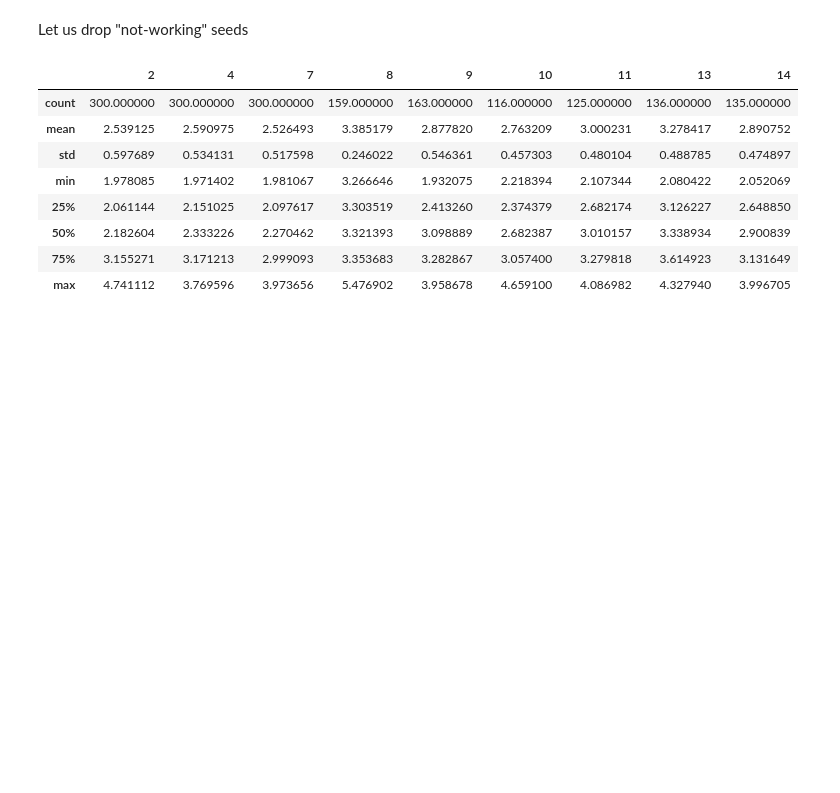
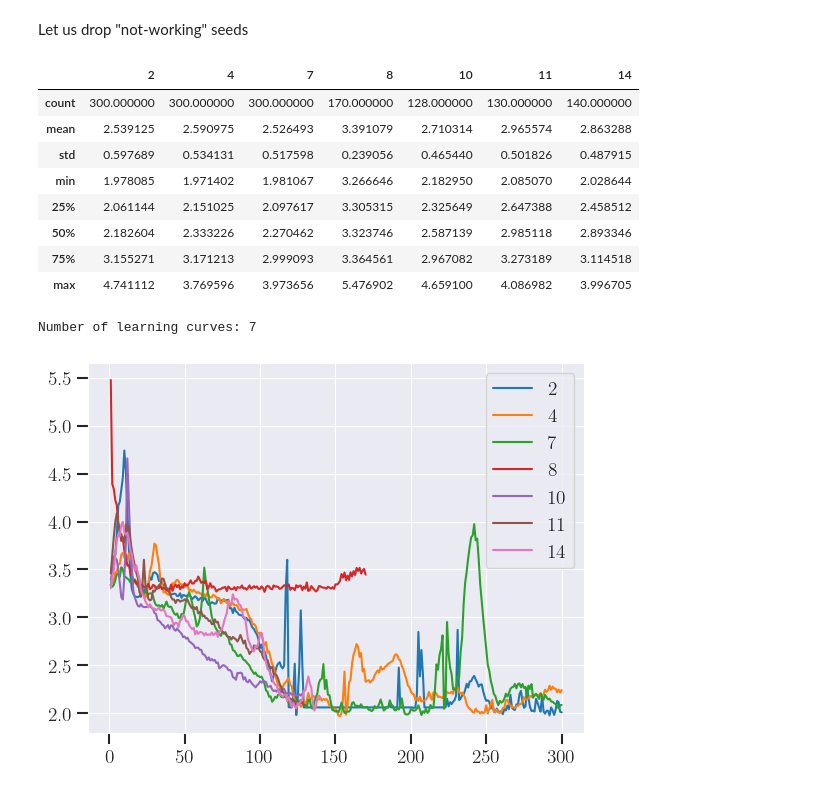
Before and after one commit to mvulf/drop_control, a Jupyter notebook: seed_plots.ipynb, the cells around one changed output. Saved outputs shown, nothing was run; the diff lists cells and outputs as text; code cells hidden in the pictures; blank space fills up the shorter version.

Commit message:
[ADD] update plots before Kolmogorov update

```diff
--- a/seed_plots.ipynb
+++ b/seed_plots.ipynb
@@ -137,19 +139,24 @@ learning_curves.describe()
 # %% [markdown]
 Let us drop "not-working" seeds
 # %%
-seeds_to_drop = ['1', '3', '5', '6', '12']
+# seeds_to_drop = ['1', '3', '5', '6', '8', '9', '12']
+seeds_to_drop = ['1', '3', '5', '6', '9', '12', '13']
 learning_curves_selected = learning_curves.drop(seeds_to_drop, axis=1)
-learning_curves_selected.describe()
+display(learning_curves_selected.describe())
+learning_curves_selected.plot()
+print(f'Number of learning curves: {learning_curves_selected.shape[1]}')
 # %% [output]
-|  | 2 | 4 | 7 | 8 | 9 | 10 | 11 | 13 | 14 |
-| count | 300.000000 | 300.000000 | 300.000000 | 159.000000 | 163.000000 | 116.000000 | 125.000000 | 136.000000 | 135.000000 |
-| mean | 2.539125 | 2.590975 | 2.526493 | 3.385179 | 2.877820 | 2.763209 | 3.000231 | 3.278417 | 2.890752 |
-| std | 0.597689 | 0.534131 | 0.517598 | 0.246022 | 0.546361 | 0.457303 | 0.480104 | 0.488785 | 0.474897 |
-| min | 1.978085 | 1.971402 | 1.981067 | 3.266646 | 1.932075 | 2.218394 | 2.107344 | 2.080422 | 2.052069 |
-| 25% | 2.061144 | 2.151025 | 2.097617 | 3.303519 | 2.413260 | 2.374379 | 2.682174 | 3.126227 | 2.648850 |
-| 50% | 2.182604 | 2.333226 | 2.270462 | 3.321393 | 3.098889 | 2.682387 | 3.010157 | 3.338934 | 2.900839 |
-| 75% | 3.155271 | 3.171213 | 2.999093 | 3.353683 | 3.282867 | 3.057400 | 3.279818 | 3.614923 | 3.131649 |
-| max | 4.741112 | 3.769596 | 3.973656 | 5.476902 | 3.958678 | 4.659100 | 4.086982 | 4.327940 | 3.996705 |
+|  | 2 | 4 | 7 | 8 | 10 | 11 | 14 |
+| count | 300.000000 | 300.000000 | 300.000000 | 170.000000 | 128.000000 | 130.000000 | 140.000000 |
+| mean | 2.539125 | 2.590975 | 2.526493 | 3.391079 | 2.710314 | 2.965574 | 2.863288 |
+| std | 0.597689 | 0.534131 | 0.517598 | 0.239056 | 0.465440 | 0.501826 | 0.487915 |
+| min | 1.978085 | 1.971402 | 1.981067 | 3.266646 | 2.182950 | 2.085070 | 2.028644 |
+| 25% | 2.061144 | 2.151025 | 2.097617 | 3.305315 | 2.325649 | 2.647388 | 2.458512 |
+| 50% | 2.182604 | 2.333226 | 2.270462 | 3.323746 | 2.587139 | 2.985118 | 2.893346 |
+| 75% | 3.155271 | 3.171213 | 2.999093 | 3.364561 | 2.967082 | 3.273189 | 3.114518 |
+| max | 4.741112 | 3.769596 | 3.973656 | 5.476902 | 4.659100 | 4.086982 | 3.996705 |
+Number of learning curves: 7
+[figure, added]
 # %%
 # sns.set(rc={"xtick.bottom" : True, "ytick.left" : True})
 plt.rcParams.update({
```
Also changed, not shown: parts of 8 cells of this notebook.
